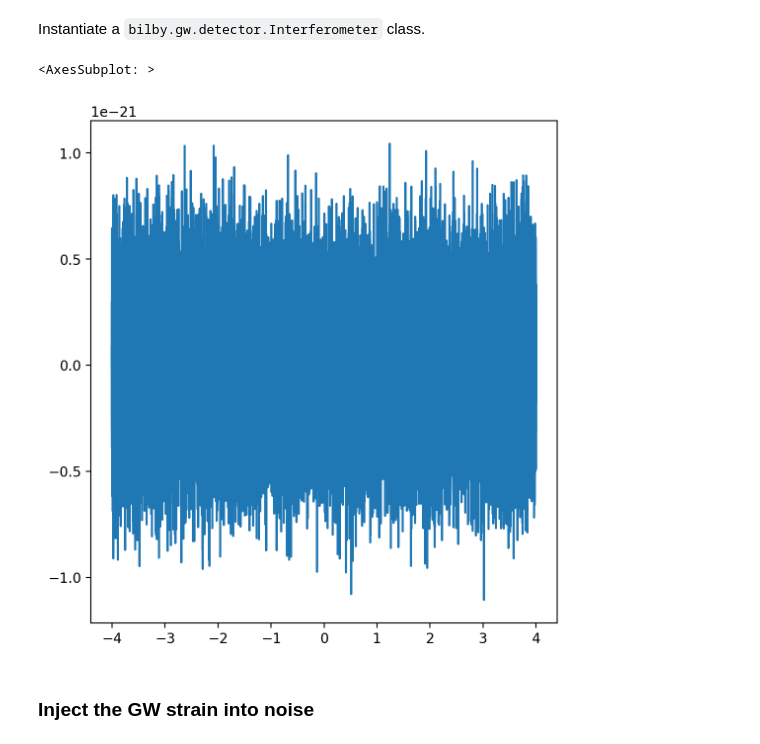
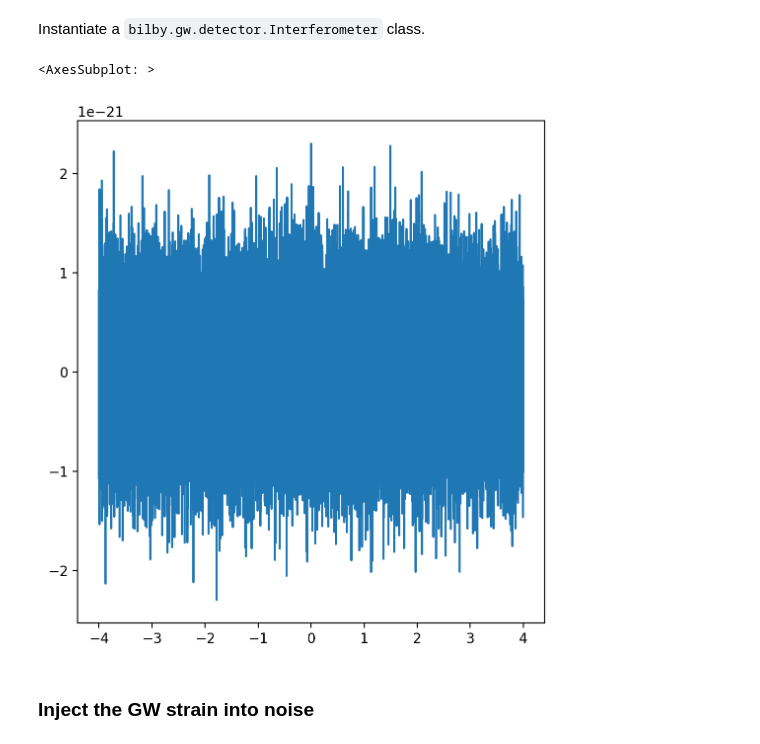
Before and after one commit to Lu-Neil/qnm_filter, a Jupyter notebook: code_demo/Without_bilby-NNI.ipynb, the cells around one changed output. Saved outputs shown, nothing was run; the diff lists cells and outputs as text; code cells hidden in the pictures.

```diff
--- a/code_demo/Without_bilby-NNI.ipynb
+++ b/code_demo/Without_bilby-NNI.ipynb
@@ -50,11 +50,11 @@ Instantiate a `bilby.gw.detector.Interferometer` class.
 # %%
 bilby_ifo = qnm_filter.set_bilby_predefined_ifo('H1', sampling_frequency, duration, start_time=-duration/2)
 # %%
-signalH_noise = qnm_filter.bilby_get_strain(bilby_ifo, 0.0)
+signalH_noise = 2*qnm_filter.bilby_get_strain(bilby_ifo, 0.0)
 signalH_noise.plot()
 # %% [output]
 <AxesSubplot: >
-[figure, old version]
+[figure, new version]
 # %% [markdown]
 ### Inject the GW strain into noise
 # %%
```
Also changed, not shown: parts of 6 cells of this notebook.
